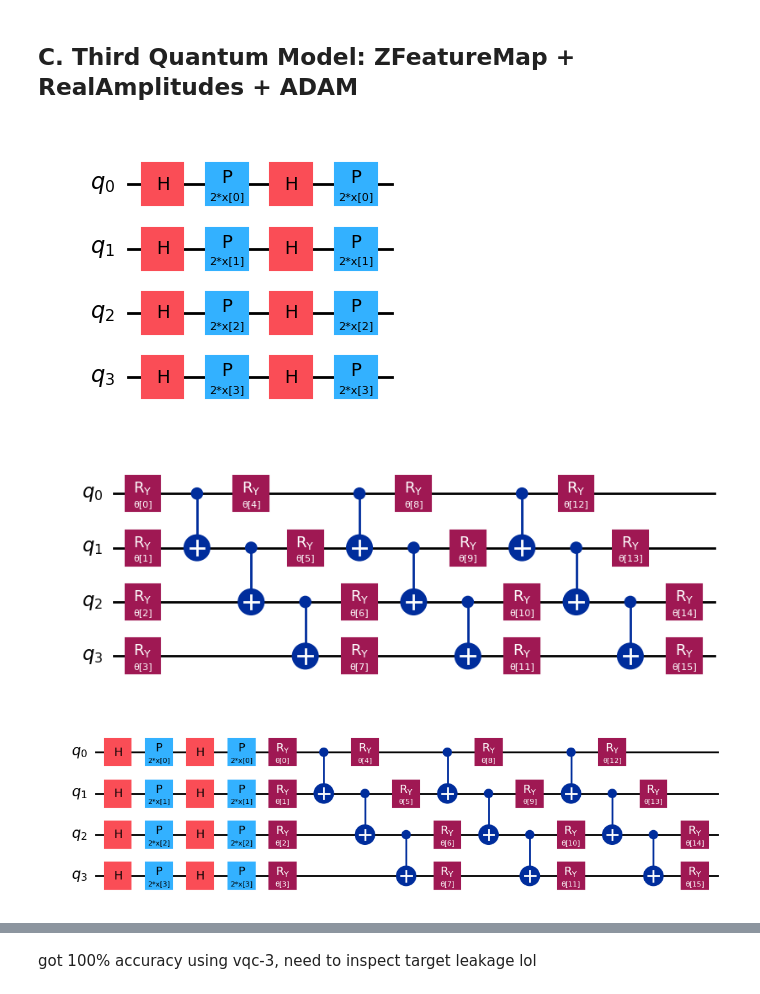
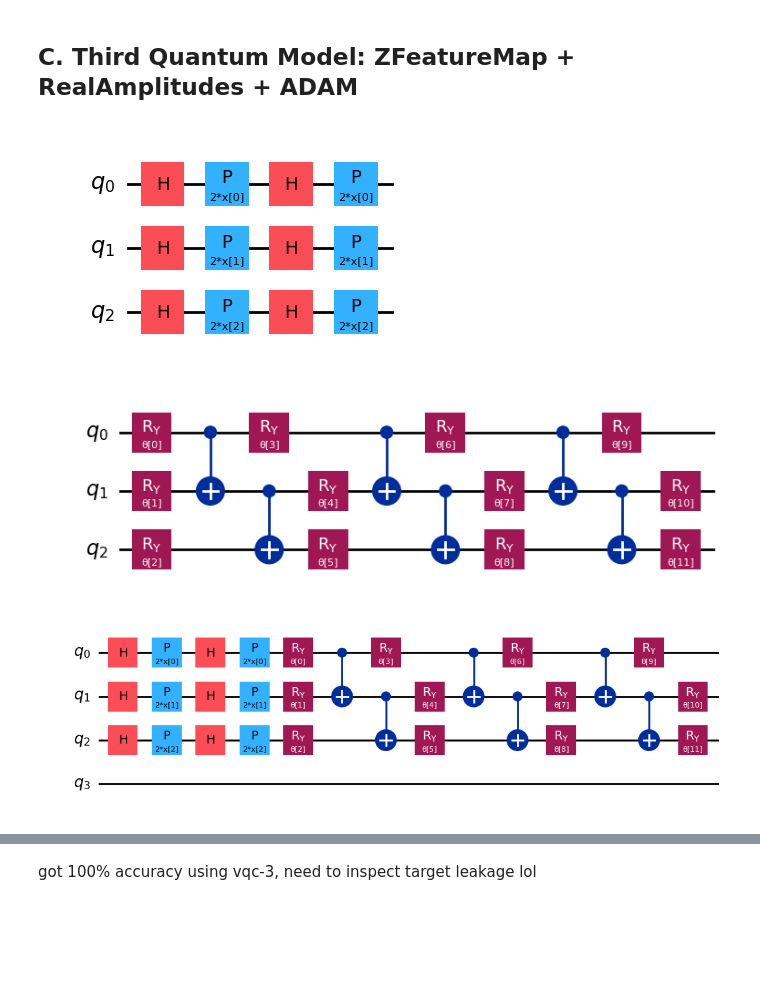
Before and after one commit to kabirarshafidz/SQA-2026-clone, a Jupyter notebook: personal_notebook.ipynb, the cells around one changed output, grey strips where cells are left out. Cells and saved outputs as stored; diff of their text form; code cells hidden in the pictures; blank space fills up the shorter version.

```diff
--- a/personal_notebook.ipynb
+++ b/personal_notebook.ipynb
@@ -358,18 +358,18 @@ Unique predicted labels: [-1.  1.]
 # %%
 from qiskit.circuit.library import ZFeatureMap
 
 # Define the new feature map and ansatz
-feature_map_3 = ZFeatureMap(feature_dimension=4, reps=2)
-ansatz_3 = RealAmplitudes(num_qubits=4, reps=3, entanglement='linear')
+feature_map_3 = ZFeatureMap(feature_dimension=3, reps=2)
+ansatz_3 = RealAmplitudes(num_qubits=3, reps=3, entanglement='linear')
 
 # Visualize circuits
 feature_map_3.decompose().draw('mpl')
 # %% [output]
-[figure, old version]
+[figure, new version]
 # %%
 ansatz_3.decompose().draw('mpl')
 # %% [output]
-[figure, old version]
+[figure, new version]
 # %%
 # =========================
 # Quantum Circuit
@@ -381,7 +381,7 @@ qc_3.compose(ansatz_3, inplace=True)
 
 qc_3.decompose().draw('mpl')
 # %% [output]
-[figure, old version]
+[figure, new version]
 # %%
 from qiskit_algorithms.optimizers import ADAM
 
```
Also changed, not shown: parts of 23 cells of this notebook.
